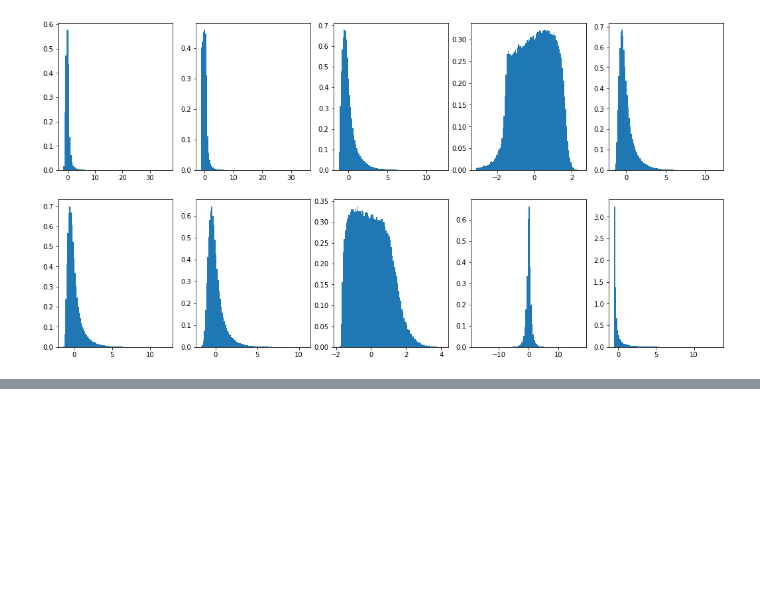
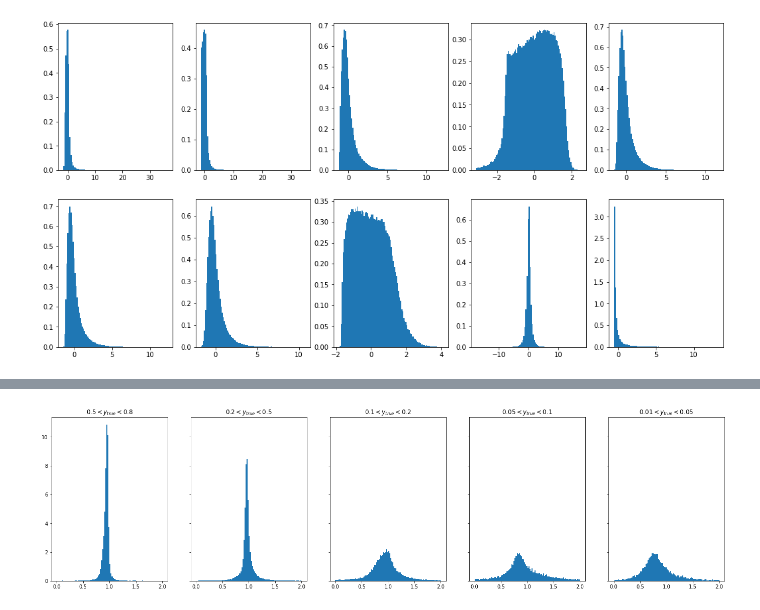
Before and after one commit to owen234/DIS-reco, a Jupyter notebook: NN_fullsim_work6.ipynb, the cells around one changed output, grey strips where cells are left out. Cells and saved outputs as stored; diff of their text form; code cells hidden in the pictures; blank space fills up the shorter version.

```diff
--- a/NN_fullsim_work6.ipynb
+++ b/NN_fullsim_work6.ipynb
@@ -454,0 +474,18 @@ _,_,_=plt.hist(mypreds[:,0]/Y_test[:,0],bins=np.linspace(0,3,80))
+# %%
+fig,ax = plt.subplots(1,5,figsize=(24,6),sharey='row')
+
+ax[0].hist(mypreds[:,0][(GY_test > 0.5)*(GY_test < 0.8)]/Y_test[(GY_test > 0.5)*(GY_test < 0.8)][:,0],density=True,bins=100,range=(0,2))
+ax[1].hist(mypreds[:,0][(GY_test > 0.2)*(GY_test < 0.5)]/Y_test[(GY_test > 0.2)*(GY_test < 0.5)][:,0],density=True,bins=100,range=(0,2))
+ax[2].hist(mypreds[:,0][(GY_test > 0.1)*(GY_test < 0.2)]/Y_test[(GY_test > 0.1)*(GY_test < 0.2)][:,0],density=True,bins=100,range=(0,2))
+ax[3].hist(mypreds[:,0][(GY_test > 0.05)*(GY_test < 0.1)]/Y_test[(GY_test > 0.05)*(GY_test < 0.1)][:,0],density=True,bins=100,range=(0,2))
+ax[4].hist(mypreds[:,0][(GY_test > 0.01)*(GY_test < 0.05)]/Y_test[(GY_test > 0.01)*(GY_test < 0.05)][:,0],density=True,bins=100,range=(0,2))
+
+ax[0].set_title('$0.5<y_{true}<0.8$')
+ax[1].set_title('$0.2<y_{true}<0.5$')
+ax[2].set_title('$0.1<y_{true}<0.2$')
+ax[3].set_title('$0.05<y_{true}<0.1$')
+ax[4].set_title('$0.01<y_{true}<0.05$')
+
+plt.show()
+# %% [output]
+[figure, added]
```
Also changed, not shown: parts of 20 cells of this notebook.
